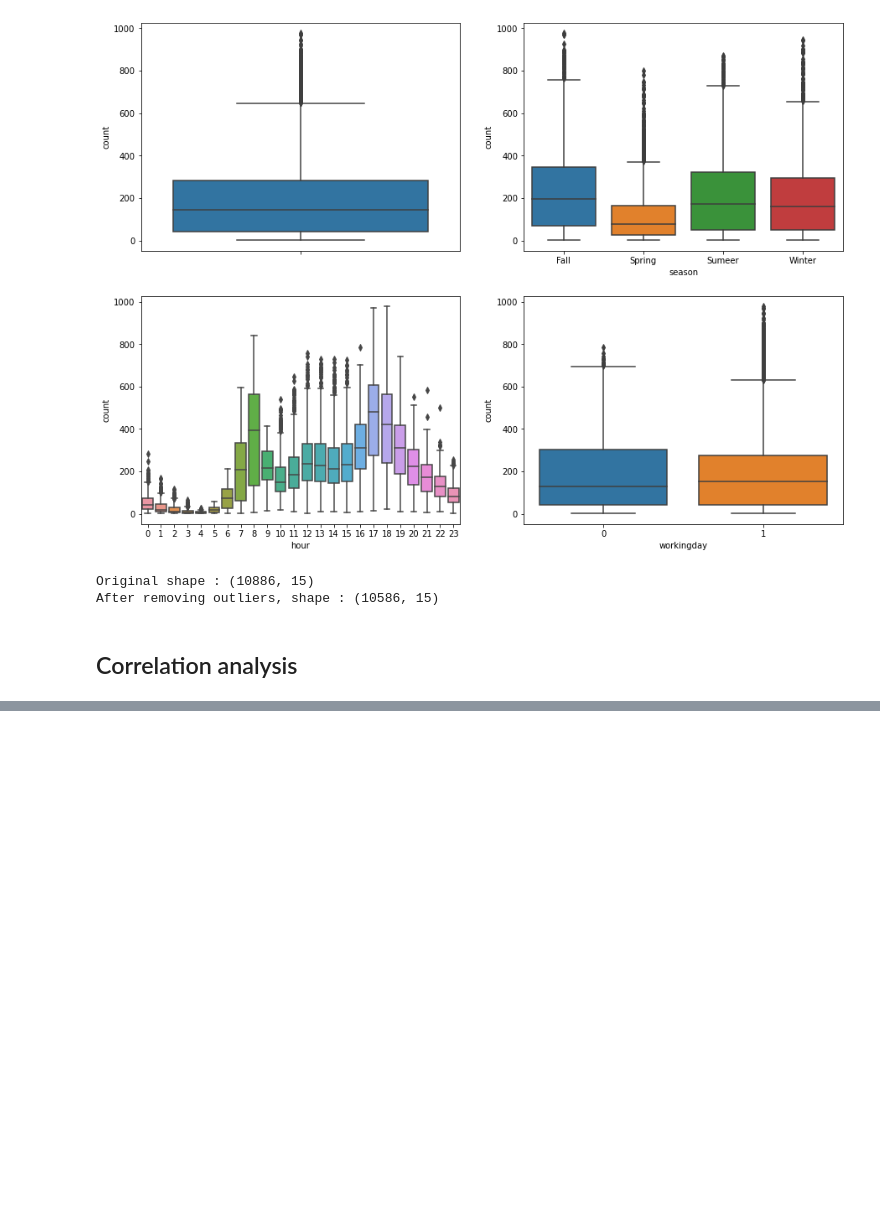
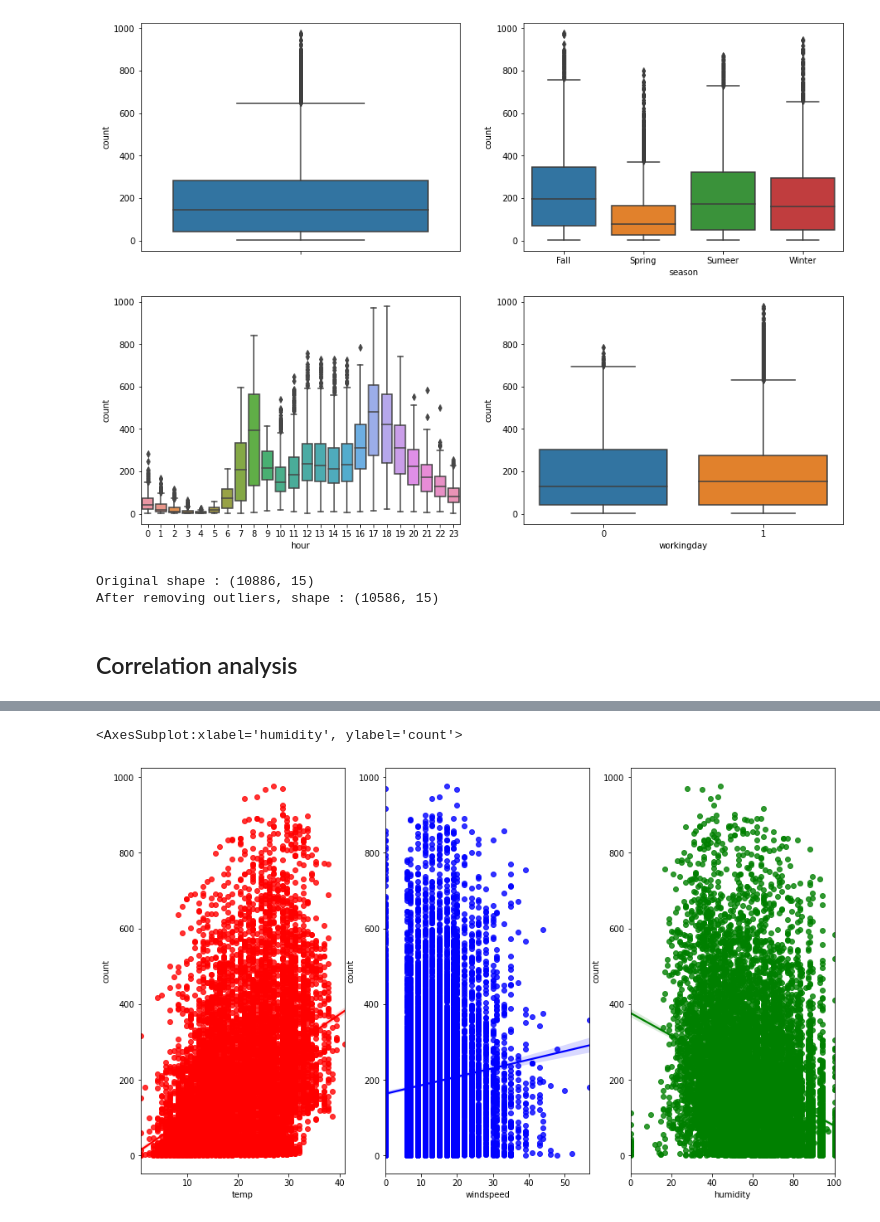
Before and after one commit to young-hun-jo/KaggleStruggle, a Jupyter notebook: bike_demand/bike_transcription.ipynb, the cells around one changed output, grey strips where cells are left out. Drawn from its saved outputs; the diff is of its cells as text; code cells hidden in the pictures; blank space fills up the shorter version.

```diff
--- a/bike_demand/bike_transcription.ipynb
+++ b/bike_demand/bike_transcription.ipynb
@@ -179,0 +197,12 @@ After removing outliers, shape : (10586, 15)
+# %%
+# temp, windspeed, humidity와 count의 각각 상관관계 살펴보기
+fig, (ax1, ax2, ax3) = plt.subplots(figsize=(15,9), ncols=3)
+sns.regplot(data=dailyData, x='temp', y='count', ax=ax1,
+            color='red')
+sns.regplot(data=dailyData, x='windspeed', y='count', ax=ax2,
+           color='blue')
+sns.regplot(data=dailyData, x='humidity', y='count', ax=ax3,
+           color='green')
+# %% [output]
+<AxesSubplot:xlabel='humidity', ylabel='count'>
+[figure, added]
```
Also changed, not shown: parts of 4 cells of this notebook.
